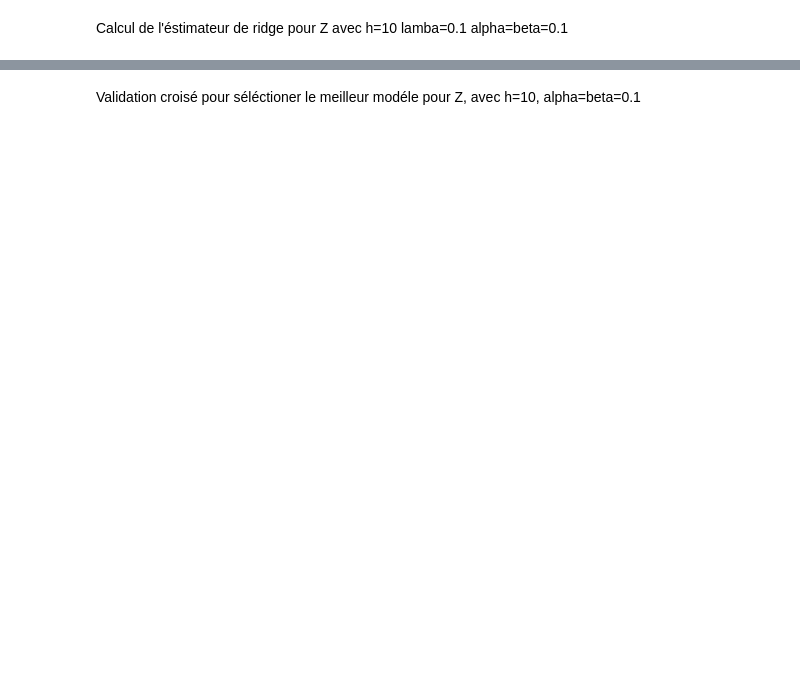
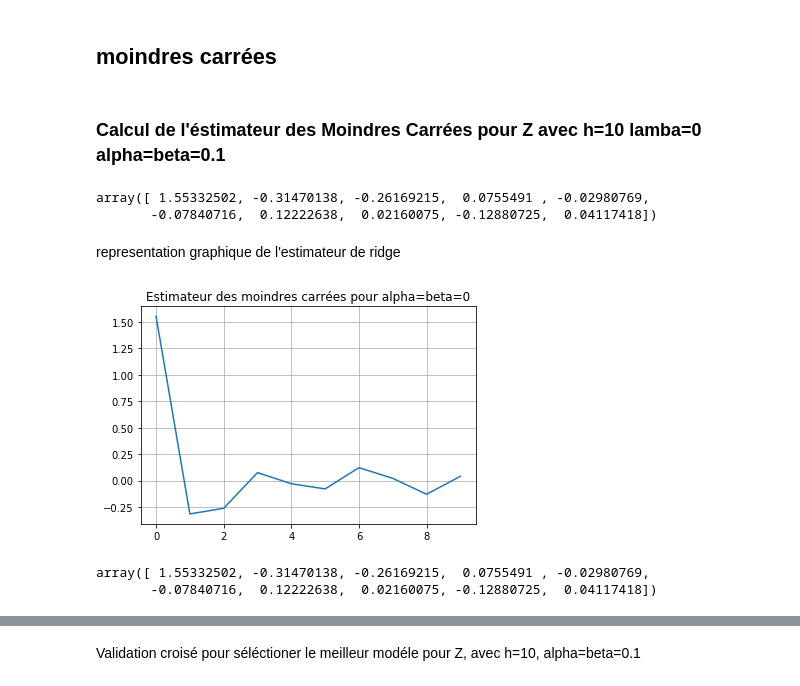
Before and after one commit to amahjourwalid/regression_ridge-, a Jupyter notebook: Untitled.ipynb, the cells around one changed output, grey strips where cells are left out. Cells and saved outputs as stored; diff of their text form; code cells hidden in the pictures; blank space fills up the shorter version.

```diff
--- a/Untitled.ipynb
+++ b/Untitled.ipynb
@@ -196,2 +145,27 @@ Z=X.values.tolist()
+# %% [markdown]
+## moindres carrées
 # %% [markdown]
-Calcul de l'éstimateur de ridge pour Z avec h=10 lamba=0.1 alpha=beta=0.1
+### Calcul de l'éstimateur des Moindres Carrées  pour Z avec h=10 lamba=0 alpha=beta=0.1
+# %%
+b1=ridge(Z,Z,0,10,0,0)
+b1
+# %% [output]
+array([ 1.55332502, -0.31470138, -0.26169215,  0.0755491 , -0.02980769,
+       -0.07840716,  0.12222638,  0.02160075, -0.12880725,  0.04117418])
+# %% [markdown]
+representation graphique de l'estimateur de ridge
+# %%
+import matplotlib as plt
+import matplotlib.pyplot as plt
+plt.plot(b1)
+plt.title('Estimateur des moindres carrées pour alpha=beta=0')
+plt.grid()
+plt.show()
+# %% [output]
+[figure, added]
+# %%
+b2=ridge(Z,Z,0,10,1,1)
+b2
+# %% [output]
+array([ 1.55332502, -0.31470138, -0.26169215,  0.0755491 , -0.02980769,
+       -0.07840716,  0.12222638,  0.02160075, -0.12880725,  0.04117418])
```
Also changed, not shown: parts of 27 cells of this notebook.
